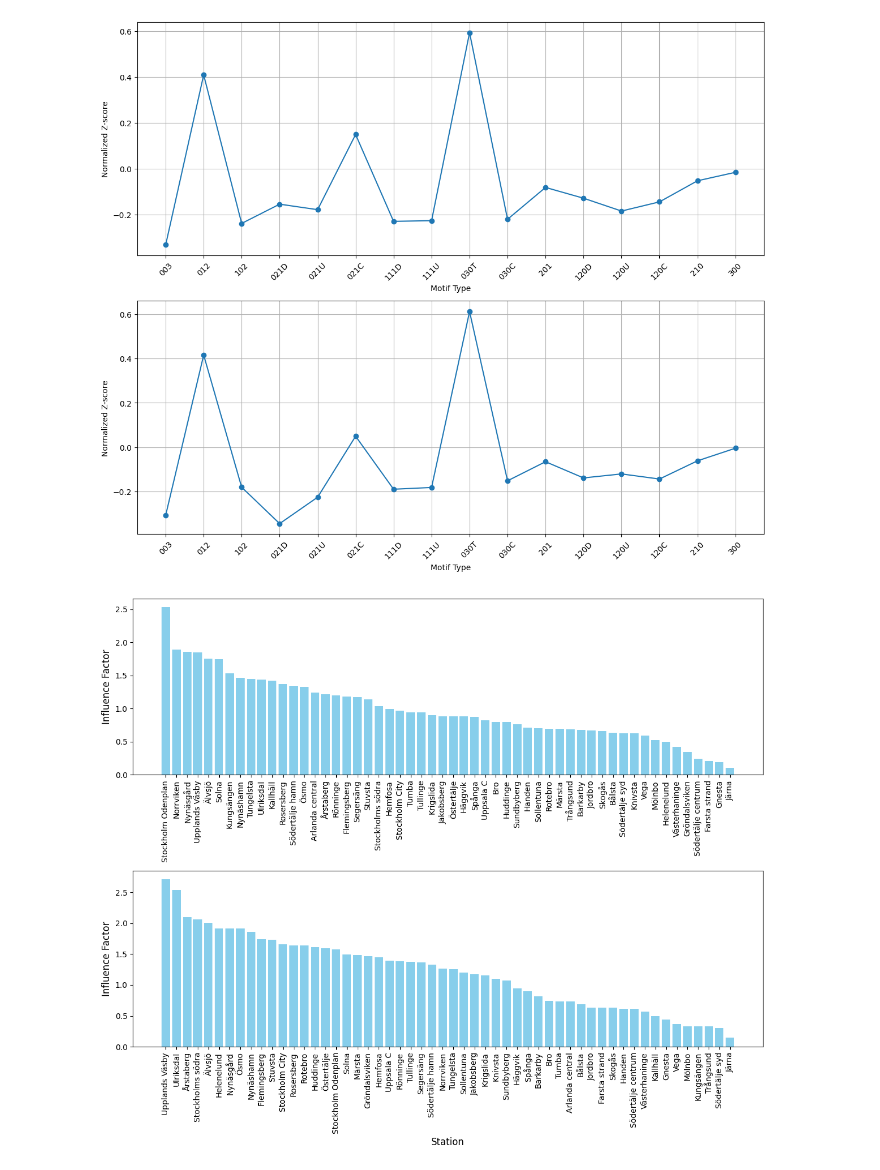
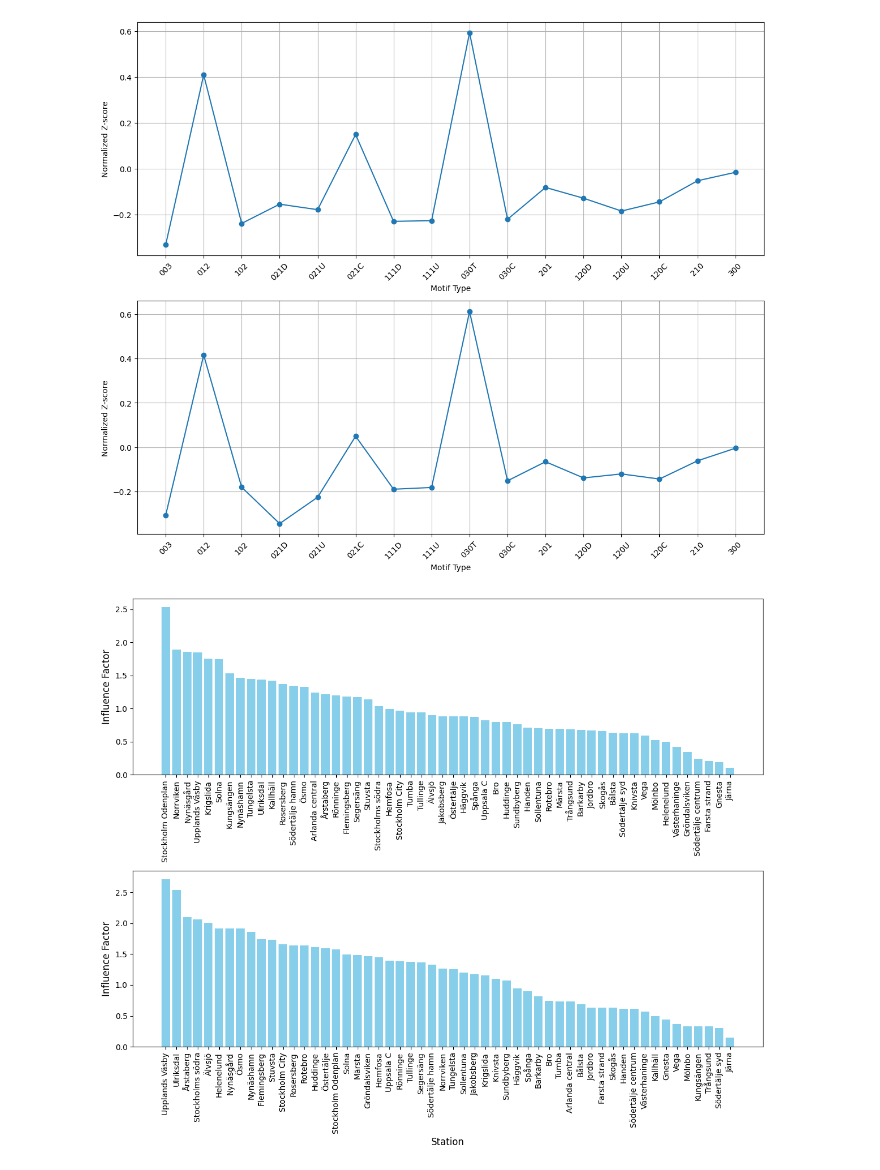
Before and after one commit to HR0262/PCMCI-in-commuter-trian, a Jupyter notebook: makinggraphs.ipynb, the cells around one changed output. Drawn from its saved outputs; the diff is of its cells as text; code cells hidden in the pictures.

```diff
--- a/makinggraphs.ipynb
+++ b/makinggraphs.ipynb
@@ -273,7 +275,7 @@ Stockholm Odenplan,2.531842
 Norrviken,1.886460
 Nynäsgård,1.853634
 Upplands Väsby,1.847910
-Älvsjö,1.753432
+Krigslida,1.753432
 Solna,1.745716
 Kungsängen,1.528231
 Nynäshamn,1.461939
@@ -294,7 +296,7 @@ Hemfosa,0.989470
 Stockholm City,0.966861
 Tumba,0.943792
 Tullinge,0.938621
-Krigslida,0.903211
+Älvsjö,0.903211
 Jakobsberg,0.886495
 Östertälje,0.881031
 Häggvik,0.878679
@@ -388,31 +390,31 @@ Järna,0.149040
 df_morning = pd.read_csv(io.StringIO(morning_data_str))
 df_evening = pd.read_csv(io.StringIO(evening_data_str))
 
 # --- 2. 绘制上下子图 ---
 
 # 创建一个Figure和两个Axes对象（2行1列的子图）
 # figsize可以调整整个图表的大小，以容纳所有站点名称
 fig, axes = plt.subplots(2, 1, figsize=(12, 10))
 
 # --- 绘制早高峰子图 (顶部) ---
 axes[0].bar(df_morning['station'], df_morning['influence_received'], color='skyblue')
 # axes[0].set_title('Influence Factor by Station (Morning Peak)', fontsize=14)
 axes[0].set_ylabel('Influence Factor', fontsize=12)
 axes[0].tick_params(axis='x', rotation=90) # 旋转x轴标签
 
 # --- 绘制晚高峰子图 (底部) ---
 axes[1].bar(df_evening['station'], df_evening['influence_received'], color='skyblue')
 # axes[1].set_title('Influence Factor by Station (Evening Peak)', fontsize=14)
 axes[1].set_xlabel('Station', fontsize=12)
 axes[1].set_ylabel('Influence Factor', fontsize=12)
 axes[1].tick_params(axis='x', rotation=90) # 旋转x轴标签
 
 # --- 3. 显示图表 ---
 
 # 自动调整子图参数，使其填充整个图像区域，防止标签重叠
 plt.tight_layout()
 
 # 显示最终的图表
 plt.show()
 # %% [output]
-[figure, old version]
+[figure, new version]
```
Also changed, not shown: parts of 1 cell of this notebook.
